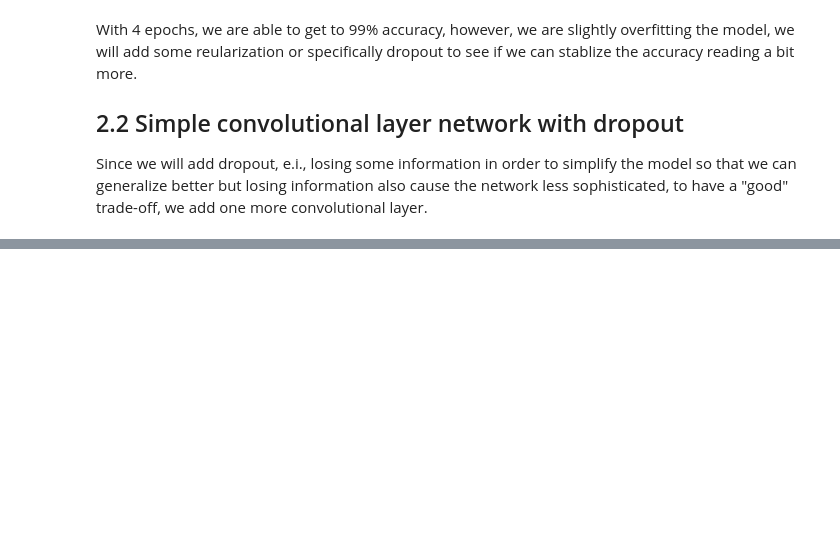
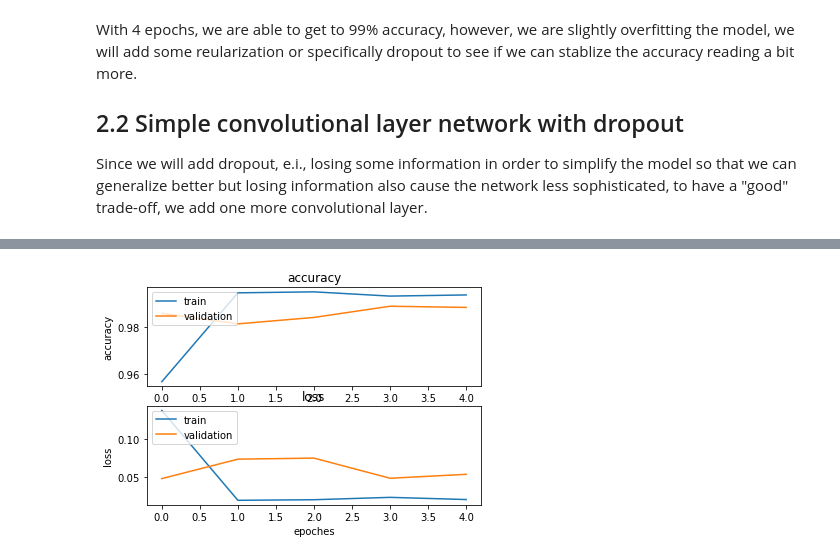
Before and after one commit to tnaduc/Distracted_Driver_Detect_Classify, a Jupyter notebook: Distracted_Driver_Detection_Classification.ipynb, the cells around one changed output, grey strips where cells are left out. Saved outputs shown, nothing was run; the diff lists cells and outputs as text; code cells hidden in the pictures; blank space fills up the shorter version.

```diff
--- a/Distracted_Driver_Detection_Classification.ipynb
+++ b/Distracted_Driver_Detection_Classification.ipynb
@@ -481,3 +551,3 @@ vgg_model.summary()
 # %%
-Ex4_history = vgg_model.fit(train_data,train_labels, batch_size=batch_size, epochs=2,
+Ex4_history = IcepV3_model.fit(train_data,train_labels, batch_size=batch_size, epochs=5,
                               validation_data =(valid_data,valid_labels))
@@ -483,0 +566,3 @@ Ex4_history = vgg_model.fit(train_data,train_labels, batch_size=batch_size, epoc
+# %%
+Ex4_history = IcepV3_model.fit(train_data,train_labels, batch_size=batch_size, epochs=5,
+                              validation_data =(valid_data,valid_labels))
@@ -483,0 +592,5 @@ Ex4_history = vgg_model.fit(train_data,train_labels, batch_size=batch_size, epoc
+# %%
+IcepV3_model.compile(Adam(lr=10e-5), loss='categorical_crossentropy', metrics=['accuracy'])
+# %%
+Ex5_history = IcepV3_model.fit(train_data,train_labels, batch_size=batch_size, epochs=5,
+                              validation_data =(valid_data,valid_labels))
@@ -483,0 +609,4 @@ Ex4_history = vgg_model.fit(train_data,train_labels, batch_size=batch_size, epoc
+# %%
+plot_history(Ex5_history)
+# %% [output]
+[figure, added]
```
Also changed, not shown: parts of 45 cells of this notebook.
